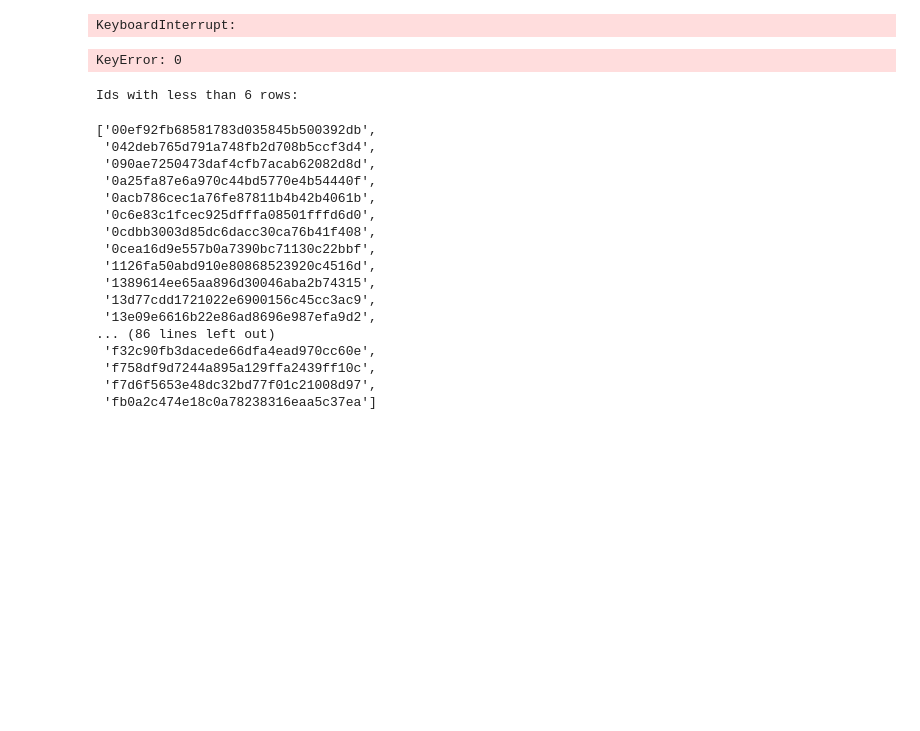
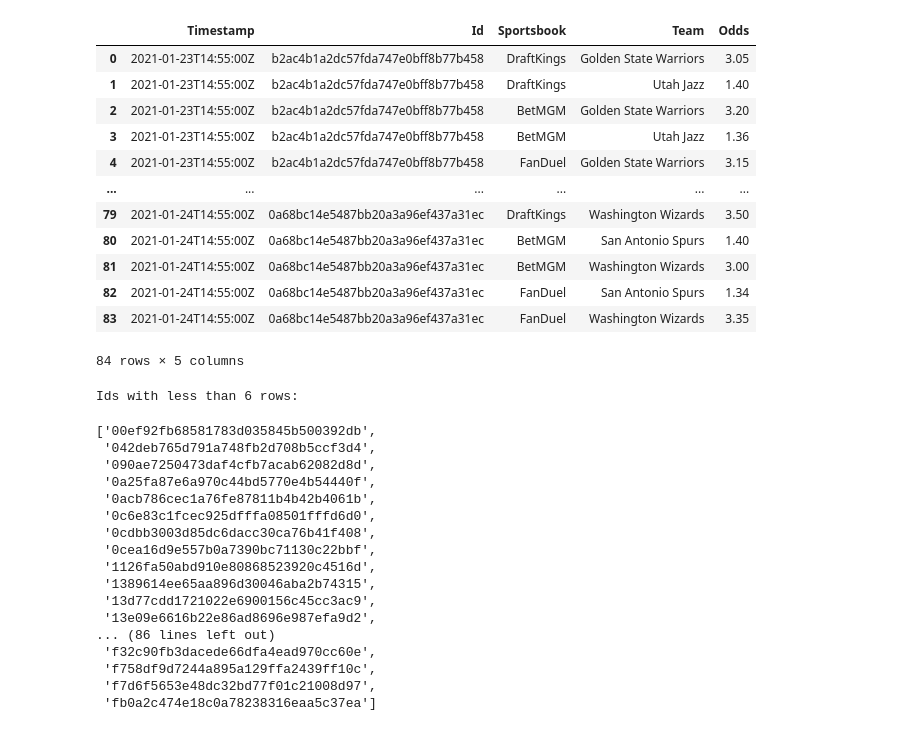
Before and after one commit to bluefish0125/Sports-Prediction, a Jupyter notebook: data/Historical.ipynb, the cells around one changed output. Drawn from its saved outputs; the diff is of its cells as text; code cells hidden in the pictures; blank space fills up the shorter version.

```diff
--- a/data/Historical.ipynb
+++ b/data/Historical.ipynb
@@ -17,7 +17,7 @@ mapping = {'Brooklyn Nets': 'BRK', 'Golden State Warriors': 'GSW', 'Los Angeles
        'Toronto Raptors': 'TOR', 'Utah Jazz': 'UTA', 'Washington Wizards': 'WAS',
        'Atlanta Hawks': 'ATL', 'Dallas Mavericks': 'DAL', 'Los Angeles Clippers': 'LAC', 'Miami Heat': 'MIA'}
 # %%
-folder_path = "/Users/benjamincheng/Downloads/processed_2019_2024_1.csv"
+folder_path = "/Users/benjamincheng/Downloads/processed_2019_2024_71.8%_odds.csv"
 df = pd.read_csv(folder_path, index_col=0)
 df = df.reset_index(drop=True)
 dates = df['date_next'].unique()
@@ -33,7 +33,7 @@ full = []
 for date in dates:
     date = date[:10]
     # Create a datetime object for the given time in EST
-    est_time = datetime.strptime(f'{date} 12:00 PM', '%Y-%m-%d %I:%M %p')
+    est_time = datetime.strptime(f'{date} 10:00 AM', '%Y-%m-%d %I:%M %p')
     est_time = est_timezone.localize(est_time)
 
     # Convert EST time to UTC
@@ -41,9 +41,6 @@ for date in dates:
     if utc_time >= threshold_value:
         final_time = utc_time.strftime('%Y-%m-%dT%H:%M:%SZ')
         dates_utc.append(final_time)
-
-# df['Teams'] = df['Teams'].map(mapping)
-# teams = df['Teams']
 # %%
 KEY = 'dc34ee156925bf51d4a4c33c87d440fc'
 SPORT = 'basketball_nba'
@@ -51,7 +48,8 @@ REGION = 'us'
 MARKET = 'h2h'
 FORMAT = 'decimal'
 full = []
-DATES = dates_utc
+# adjust number of dates
+DATES = dates_utc[:2]
 for DATE in DATES:
     response = requests.get(f'https://api.the-odds-api.com/v4/historical/sports/{SPORT}/odds',
         params={
@@ -78,8 +76,6 @@ for DATE in DATES:
                     best_odds[outcome][3] = response['data'][i]['bookmakers'][index]['markets'][0]['outcomes'][outcome]['name']
                     best_odds[outcome][4] = odds
                 full.extend(best_odds)
-# %% [output]
-KeyboardInterrupt:
 # %%
 timestamp = []
 Id = []
@@ -93,8 +89,22 @@ for i in range(len(full)):
     team.append(full[i][3])
     odds.append(full[i][4])
 df = pd.DataFrame({"Timestamp": timestamp,"Id": Id, "Sportsbook": sportsbook, "Team": team, "Odds": odds})
-# %% [output]
-KeyError: 0
+# %%
+df
+# %% [output]
+|  | Timestamp | Id | Sportsbook | Team | Odds |
+| 0 | 2021-01-23T14:55:00Z | b2ac4b1a2dc57fda747e0bff8b77b458 | DraftKings | Golden State Warriors | 3.05 |
+| 1 | 2021-01-23T14:55:00Z | b2ac4b1a2dc57fda747e0bff8b77b458 | DraftKings | Utah Jazz | 1.40 |
+| 2 | 2021-01-23T14:55:00Z | b2ac4b1a2dc57fda747e0bff8b77b458 | BetMGM | Golden State Warriors | 3.20 |
+| 3 | 2021-01-23T14:55:00Z | b2ac4b1a2dc57fda747e0bff8b77b458 | BetMGM | Utah Jazz | 1.36 |
+| 4 | 2021-01-23T14:55:00Z | b2ac4b1a2dc57fda747e0bff8b77b458 | FanDuel | Golden State Warriors | 3.15 |
+| ... | ... | ... | ... | ... | ... |
+| 79 | 2021-01-24T14:55:00Z | 0a68bc14e5487bb20a3a96ef437a31ec | DraftKings | Washington Wizards | 3.50 |
+| 80 | 2021-01-24T14:55:00Z | 0a68bc14e5487bb20a3a96ef437a31ec | BetMGM | San Antonio Spurs | 1.40 |
+| 81 | 2021-01-24T14:55:00Z | 0a68bc14e5487bb20a3a96ef437a31ec | BetMGM | Washington Wizards | 3.00 |
+| 82 | 2021-01-24T14:55:00Z | 0a68bc14e5487bb20a3a96ef437a31ec | FanDuel | San Antonio Spurs | 1.34 |
+| 83 | 2021-01-24T14:55:00Z | 0a68bc14e5487bb20a3a96ef437a31ec | FanDuel | Washington Wizards | 3.35 |
+84 rows × 5 columns
 # %%
 grouped = df.groupby('Id')
 group_sizes = grouped.size()
```
Also changed, not shown: 2 other files.
